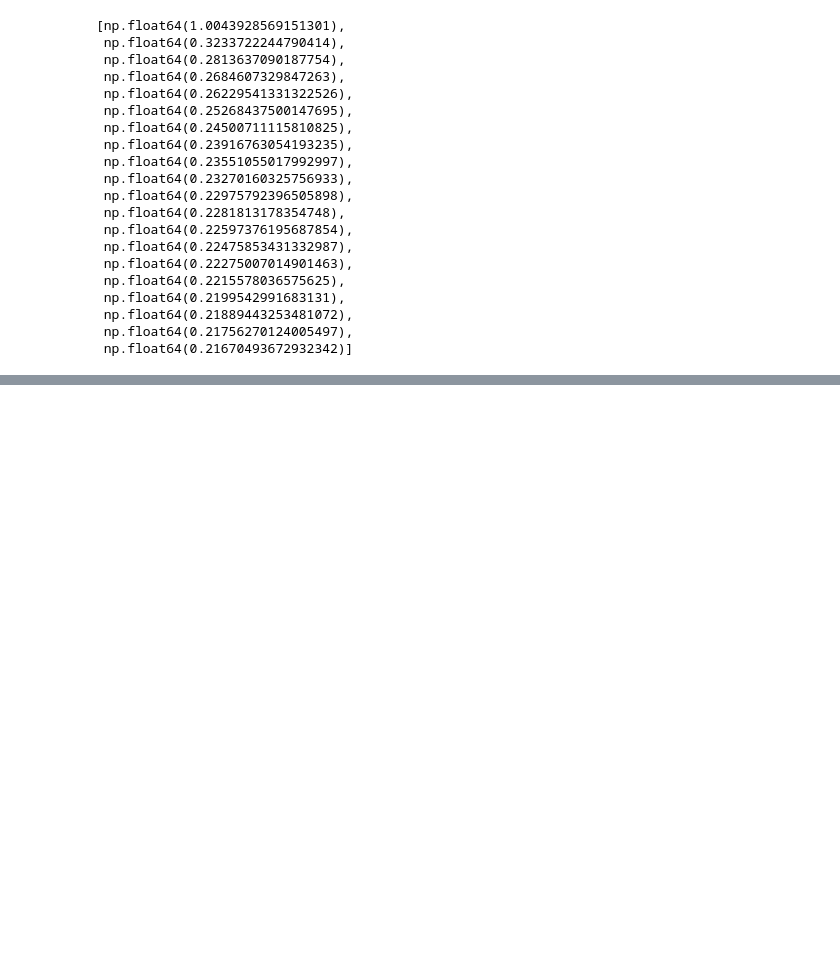
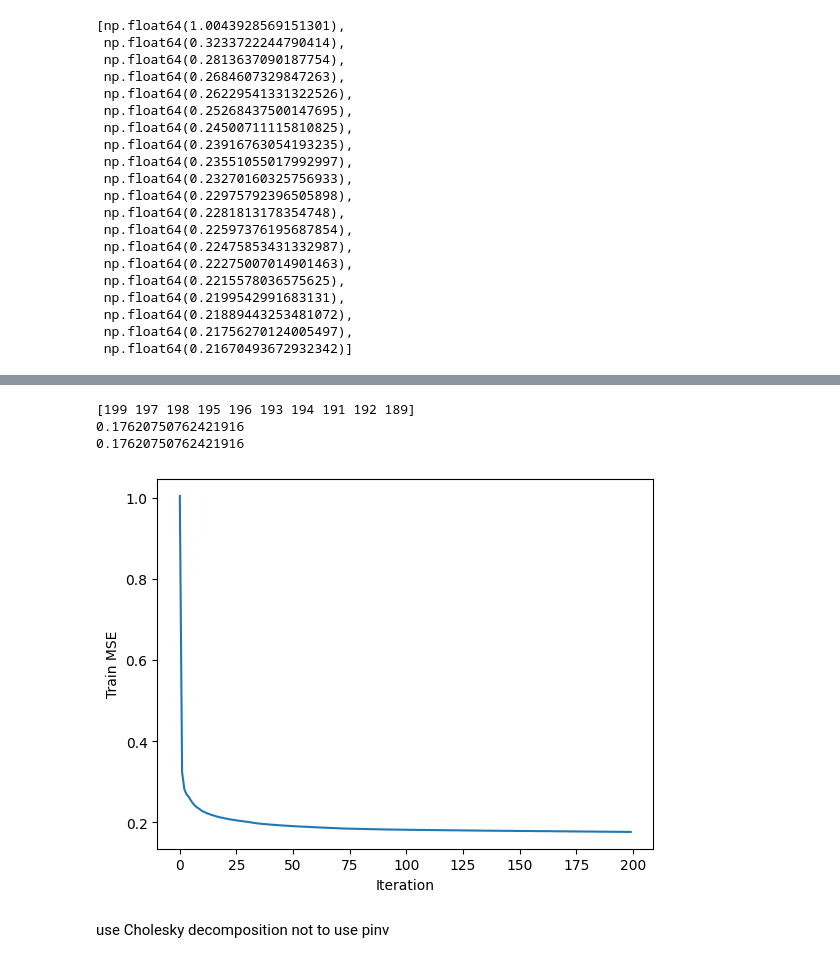
Before and after one commit to denysstar17/close-form-ReLU, a Jupyter notebook: close_form_nn.ipynb, the cells around one changed output, grey strips where cells are left out. Saved outputs shown, nothing was run; the diff lists cells and outputs as text; code cells hidden in the pictures; blank space fills up the shorter version.

```diff
--- a/close_form_nn.ipynb
+++ b/close_form_nn.ipynb
@@ -37,8 +37,7 @@ X_test = np.hstack([X_test, np.ones((X_test.shape[0], 1))])
 n_samples, n_features = X_train.shape
 hidden_dim = 200
 output_dim = Y_train.shape[1]
-max_iterations = 400  # Maximum number of iterations
-delta = 1e-6  # Threshold for early stopping based on MSE change
+max_iterations = 200  # Maximum number of iterations
 
 # Initialize weights
 np.random.seed(42)
@@ -70,16 +69,6 @@ for iteration in tqdm(range(max_iterations)):
     # print(f"Training MSE: {train_mse:.6f}")
 
     train_mse_list.append(train_mse)
-
-    # Early stopping based on training MSE change over the last 10 iterations
-    if iteration >= 10:
-        last_10_mse = train_mse_list[-10:]
-        mse_changes = np.abs(np.diff(last_10_mse))
-        max_change = np.max(mse_changes)
-        if max_change < delta:
-            print(f"Training MSE did not change more than {delta} in the last 10 iterations.")
-            print("Stopping early due to convergence.")
-            break
 
     # Assume active sets have stabilized until proven otherwise
     active_sets_stabilized = True
@@ -269,0 +439,20 @@ train_mse_list[:20]
+# %%
+top_10_min_indexes = np.argsort(train_mse_list)[:10]
+print(top_10_min_indexes)
+print(train_mse_list[top_10_min_indexes[0]])
+print(train_mse_list[-1])
+
+
+import matplotlib.pyplot as plt
+
+plt.plot(train_mse_list)
+plt.xlabel("Iteration")
+plt.ylabel("Train MSE")
+plt.show()
+# %% [output]
+[199 197 198 195 196 193 194 191 192 189]
+0.17620750762421916
+0.17620750762421916
+[figure, added]
+# %% [markdown]
+use Cholesky decomposition not to use pinv
```
Also changed, not shown: parts of 19 cells of this notebook.
